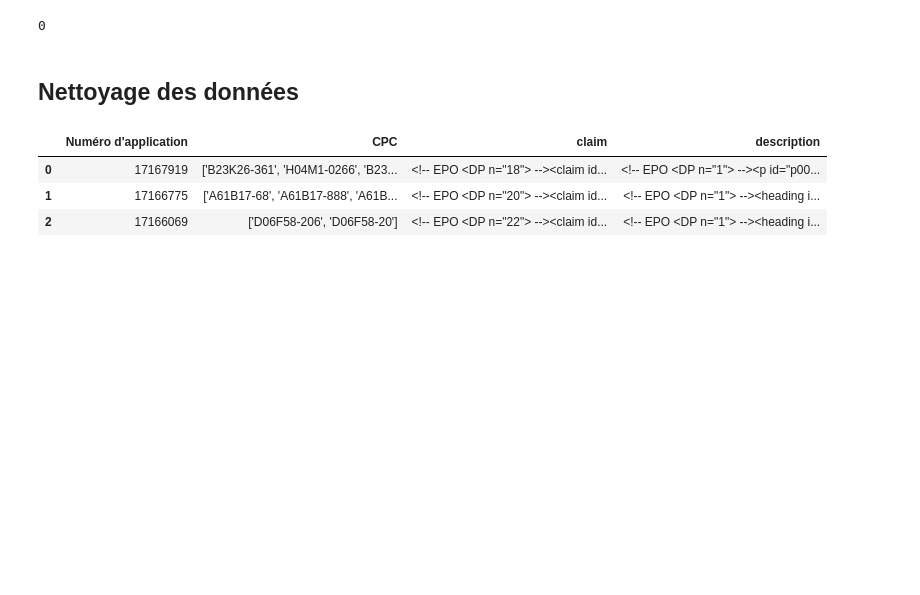
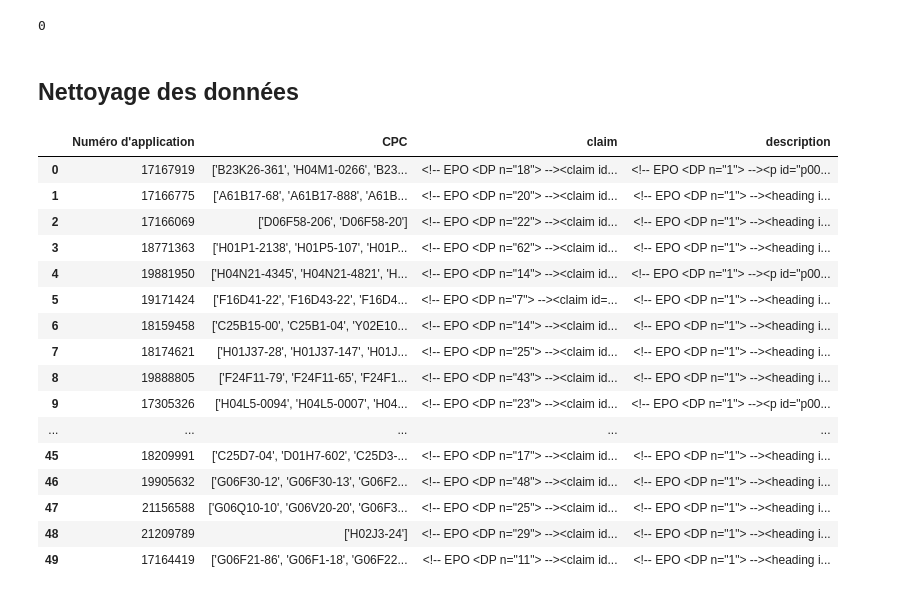
Before and after one commit to ktzkvin/Mastercamp-EXPLAIN, a Jupyter notebook: main.ipynb, the cells around one changed output. Drawn from its saved outputs; the diff is of its cells as text; code cells hidden in the pictures; blank space fills up the shorter version.

```diff
--- a/main.ipynb
+++ b/main.ipynb
@@ -11,9 +13,9 @@ import regex as re
 df = pd.read_csv('EFREI - LIPSTIP - 50k elements EPO.csv', chunksize=10000)
 
 df_list = []
-for chunk in df:
+for chunk in tqdm(df, desc="Chargement des chunks"):
     df_list.append(chunk)
 
 df = pd.concat(df_list)
-df.head(3)
+print("Concaténation des chunks terminée.")
 # %% [output]
@@ -33,10 +32,23 @@ df['Numero de publication'].duplicated().sum()
 ## Nettoyage des données
 # %%
 df_2 = df.drop(columns=['Date d\'application', 'Numero de publication', 'date de publication', 'IPC'])
-df_2.head(3)
+df_2.head(50)
 # %% [output]
 |  | Numéro d'application | CPC | claim | description |
 | 0 | 17167919 | ['B23K26-361', 'H04M1-0266', 'B23... | <!-- EPO <DP n="18"> --><claim id... | <!-- EPO <DP n="1"> --><p id="p00... |
 | 1 | 17166775 | ['A61B17-68', 'A61B17-888', 'A61B... | <!-- EPO <DP n="20"> --><claim id... | <!-- EPO <DP n="1"> --><heading i... |
 | 2 | 17166069 | ['D06F58-206', 'D06F58-20'] | <!-- EPO <DP n="22"> --><claim id... | <!-- EPO <DP n="1"> --><heading i... |
+| 3 | 18771363 | ['H01P1-2138', 'H01P5-107', 'H01P... | <!-- EPO <DP n="62"> --><claim id... | <!-- EPO <DP n="1"> --><heading i... |
+| 4 | 19881950 | ['H04N21-4345', 'H04N21-4821', 'H... | <!-- EPO <DP n="14"> --><claim id... | <!-- EPO <DP n="1"> --><p id="p00... |
+| 5 | 19171424 | ['F16D41-22', 'F16D43-22', 'F16D4... | <!-- EPO <DP n="7"> --><claim id=... | <!-- EPO <DP n="1"> --><heading i... |
+| 6 | 18159458 | ['C25B15-00', 'C25B1-04', 'Y02E10... | <!-- EPO <DP n="14"> --><claim id... | <!-- EPO <DP n="1"> --><heading i... |
+| 7 | 18174621 | ['H01J37-28', 'H01J37-147', 'H01J... | <!-- EPO <DP n="25"> --><claim id... | <!-- EPO <DP n="1"> --><heading i... |
+| 8 | 19888805 | ['F24F11-79', 'F24F11-65', 'F24F1... | <!-- EPO <DP n="43"> --><claim id... | <!-- EPO <DP n="1"> --><heading i... |
+| 9 | 17305326 | ['H04L5-0094', 'H04L5-0007', 'H04... | <!-- EPO <DP n="23"> --><claim id... | <!-- EPO <DP n="1"> --><p id="p00... |
+| ... | ... | ... | ... | ... |
+| 45 | 18209991 | ['C25D7-04', 'D01H7-602', 'C25D3-... | <!-- EPO <DP n="17"> --><claim id... | <!-- EPO <DP n="1"> --><heading i... |
+| 46 | 19905632 | ['G06F30-12', 'G06F30-13', 'G06F2... | <!-- EPO <DP n="48"> --><claim id... | <!-- EPO <DP n="1"> --><heading i... |
+| 47 | 21156588 | ['G06Q10-10', 'G06V20-20', 'G06F3... | <!-- EPO <DP n="25"> --><claim id... | <!-- EPO <DP n="1"> --><heading i... |
+| 48 | 21209789 | ['H02J3-24'] | <!-- EPO <DP n="29"> --><claim id... | <!-- EPO <DP n="1"> --><heading i... |
+| 49 | 17164419 | ['G06F21-86', 'G06F1-18', 'G06F22... | <!-- EPO <DP n="11"> --><claim id... | <!-- EPO <DP n="1"> --><heading i... |
 # %%
```
Also changed, not shown: parts of 3 cells of this notebook.
